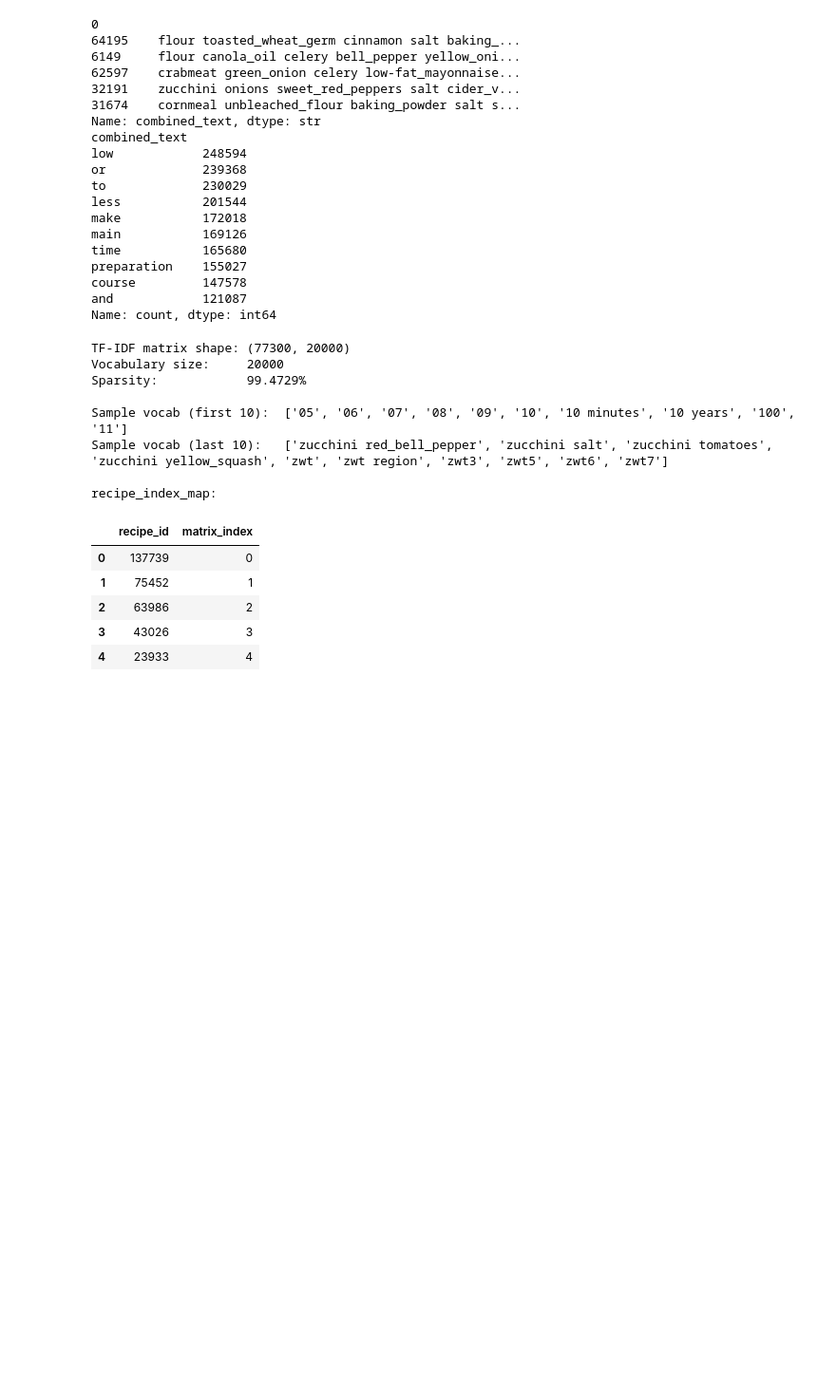
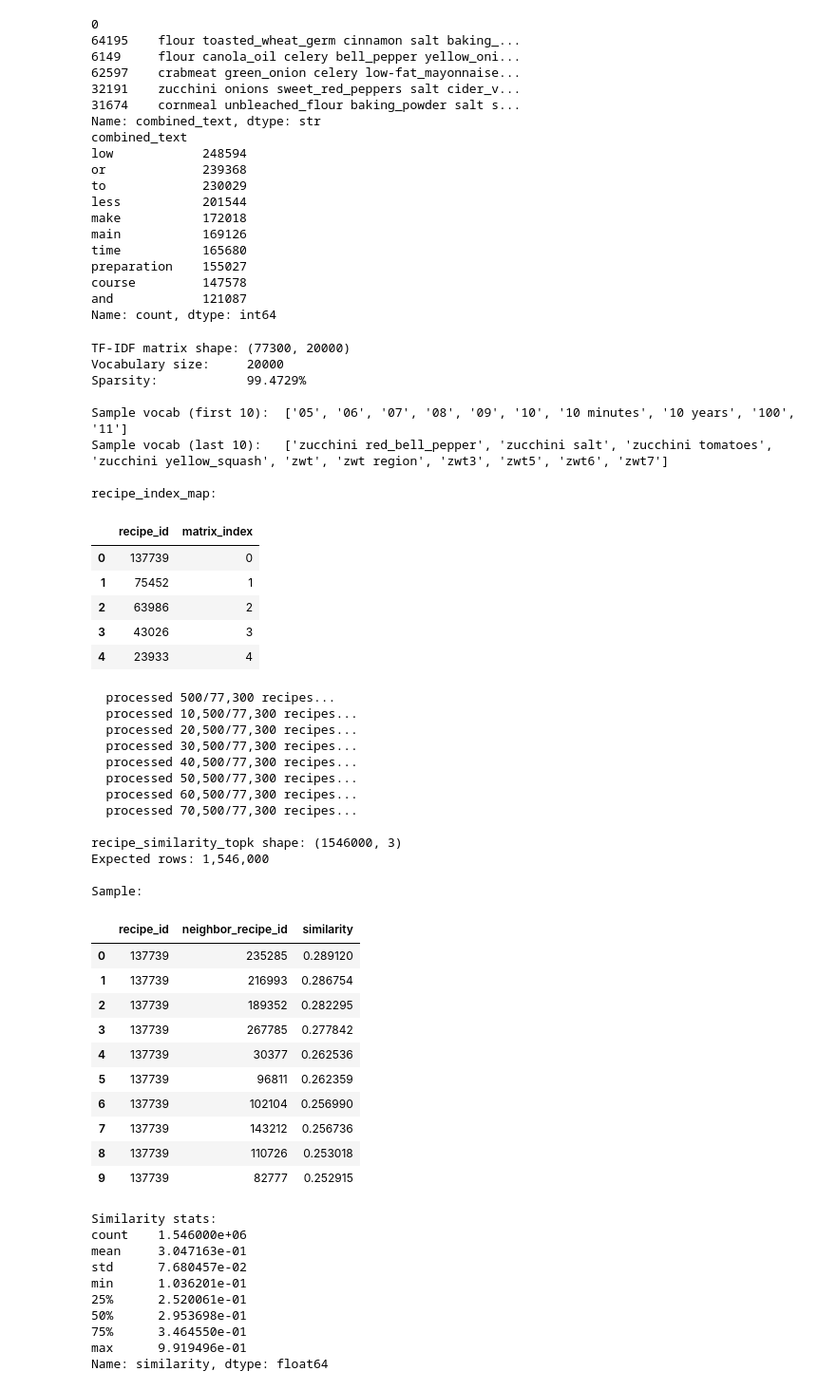
Before and after one commit to PH31M/Food-RecommendationSystem, a Jupyter notebook: notebooks/03_data_feature_engineering.ipynb, the cells around one changed output. Shown at 95% size. Saved outputs shown, nothing was run; the diff lists cells and outputs as text; code cells hidden in the pictures; blank space fills up the shorter version.

```diff
--- a/notebooks/03_data_feature_engineering.ipynb
+++ b/notebooks/03_data_feature_engineering.ipynb
@@ -409,3 +409,70 @@ recipe_index_map:
 | 2 | 63986 | 2 |
 | 3 | 43026 | 3 |
 | 4 | 23933 | 4 |
+# %%
+# Cell G - Content similarity artifacts
+# - Compute top-k cosine neighbors per recipe (avoid full NxN persistence)
+# - Output columns: recipe_id, neighbor_recipe_id, similarity
+TOP_K = 20
+BATCH_SIZE = 500
+id_array = recipe_index_map["recipe_id"].values
+rows = []
+n_recipes = recipe_tfidf_matrix.shape[0]
+for start in range(0, n_recipes, BATCH_SIZE):
+    end = min(start + BATCH_SIZE, n_recipes)
+    # Cosine similarity của batch này vs toàn bộ recipes
+    sim_batch = cosine_similarity(recipe_tfidf_matrix[start:end], recipe_tfidf_matrix)
+    for i, sim_row in enumerate(sim_batch):
+        idx = start + i
+        # Lấy top-k+1 (bỏ chính nó), argsort descending
+        top_indices = np.argsort(sim_row)[::-1][1:TOP_K + 1]
+        for neighbor_idx in top_indices:
+            rows.append({
+                "recipe_id": id_array[idx],
+                "neighbor_recipe_id": id_array[neighbor_idx],
+                "similarity": sim_row[neighbor_idx]
+            })
+    if (start // BATCH_SIZE) % 20 == 0:
+        print(f"  processed {end:,}/{n_recipes:,} recipes...")
+recipe_similarity_topk = pd.DataFrame(rows)
+print(f"\nrecipe_similarity_topk shape: {recipe_similarity_topk.shape}")
+print(f"Expected rows: {n_recipes * TOP_K:,}")
+print(f"\nSample:")
+display(recipe_similarity_topk.head(10))
+print(f"\nSimilarity stats:")
+print(recipe_similarity_topk["similarity"].describe())
+# %% [output]
+  processed 500/77,300 recipes...
+  processed 10,500/77,300 recipes...
+  processed 20,500/77,300 recipes...
+  processed 30,500/77,300 recipes...
+  processed 40,500/77,300 recipes...
+  processed 50,500/77,300 recipes...
+  processed 60,500/77,300 recipes...
+  processed 70,500/77,300 recipes...
+
+recipe_similarity_topk shape: (1546000, 3)
+Expected rows: 1,546,000
+
+Sample:
+|  | recipe_id | neighbor_recipe_id | similarity |
+| 0 | 137739 | 235285 | 0.289120 |
+| 1 | 137739 | 216993 | 0.286754 |
+| 2 | 137739 | 189352 | 0.282295 |
+| 3 | 137739 | 267785 | 0.277842 |
+| 4 | 137739 | 30377 | 0.262536 |
+| 5 | 137739 | 96811 | 0.262359 |
+| 6 | 137739 | 102104 | 0.256990 |
+| 7 | 137739 | 143212 | 0.256736 |
+| 8 | 137739 | 110726 | 0.253018 |
+| 9 | 137739 | 82777 | 0.252915 |
+Similarity stats:
+count    1.546000e+06
+mean     3.047163e-01
+std      7.680457e-02
+min      1.036201e-01
+25%      2.520061e-01
+50%      2.953698e-01
+75%      3.464550e-01
+max      9.919496e-01
+Name: similarity, dtype: float64
```
Also changed, not shown: parts of 2 cells of this notebook.
